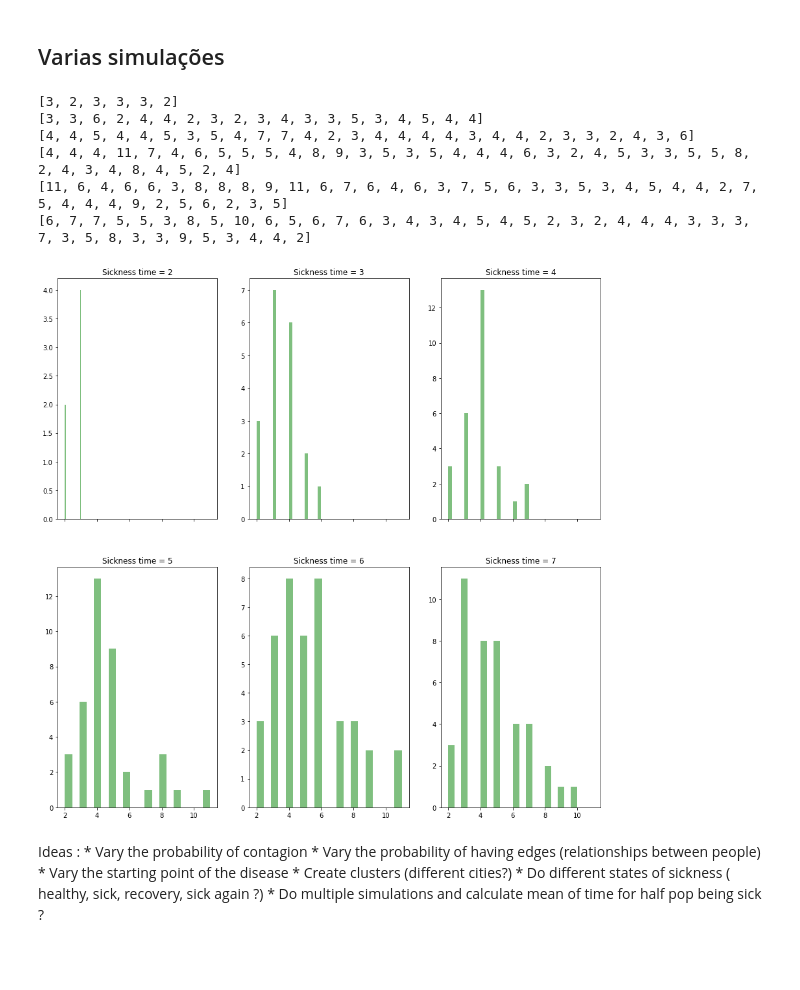
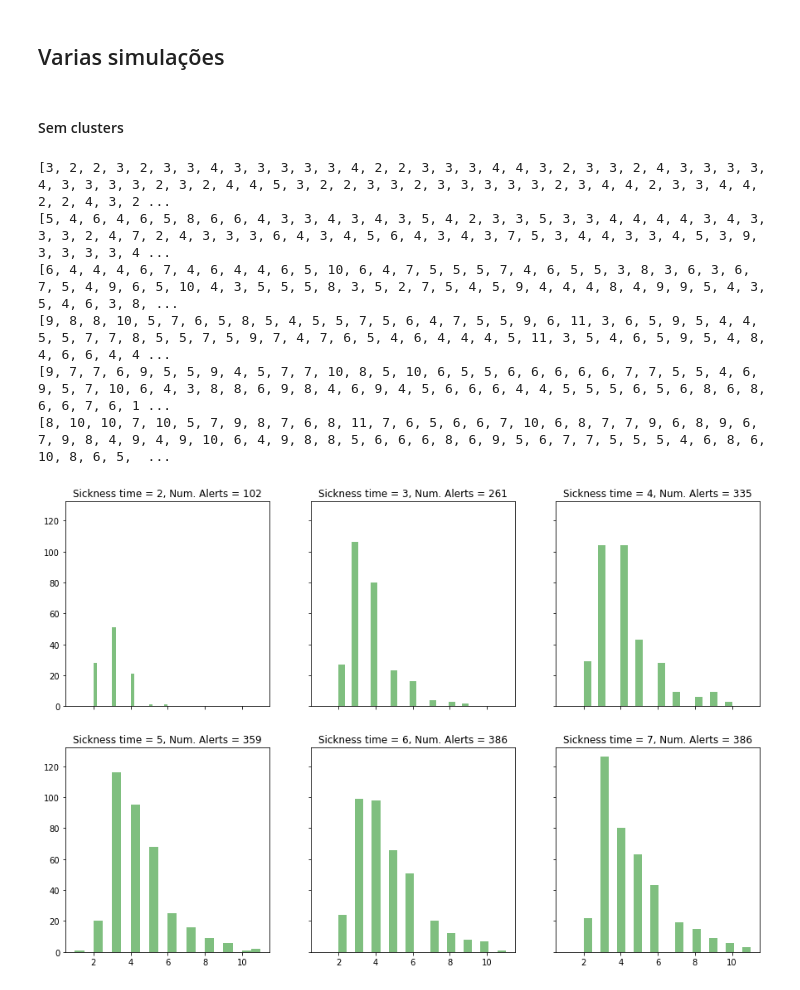
Before and after one commit to andreisha/GraphSimulation, a Jupyter notebook: Simulacao de Grafos.ipynb, the cells around one changed output. Cells and saved outputs as stored; diff of their text form; code cells hidden in the pictures; blank space fills up the shorter version.

```diff
--- a/Simulacao de Grafos.ipynb
+++ b/Simulacao de Grafos.ipynb
@@ -402,11 +414,11 @@ def plotGraph(G,ax,pos,time = None):
     nx.draw_networkx_edges(G, pos=pos, ax=ax)
     #ax.set_axis_off() # Remove axes
 
-def DiseaseExperience(people, experienceTime, timeOfSickness, probaContagion, firstSicksN,alertRatio,plot, nPlotsPerLine = 3, graphGeneator = generatePopulationGraph):
+def DiseaseExperience(people, experienceTime, timeOfSickness, probaContagion, firstSicksN, alertRatio, plot, nPlotsPerLine = 3, graphGenerator = generatePopulationGraph):
 
     # Setting the graph
-    (G, pos) =  graphGeneator(  nNodes = people,
-                                attributes = {'sick': False, 'timeOfSickness' : 0},)
+    (G, pos) =  graphGenerator(  nNodes = people,
+                                attributes = {'sick': False, 'timeOfSickness' : 0})
 
     # Setting the firsts sick people
     firstSicks = random.sample(G.nodes, firstSicksN)
@@ -467,5 +478,5 @@ nPlotsPerLine = 3
 alertRatio = 0.5
 plot = 1
 G, pos, alertTimes = DiseaseExperience(people, time, timeOfSickness, probaContagion, firstSicksN, alertRatio, plot, nPlotsPerLine,
-                                       graphGeneator = generateClusteredPopulationGraph)
+                                       graphGenerator = generateClusteredPopulationGraph)
 # %% [output]
@@ -478,59 +489,53 @@ At time 8 there were 82 sick people, which is a rate of 0.5466666666666666
 # %% [markdown]
 ## Varias simulações
+# %% [markdown]
+#### Sem clusters
 # %%
 # Para plotar varios histogramas
 nLines, nPlotsPerLine = 2, 3
-fig, axes = plt.subplots(nLines, nPlotsPerLine, sharex=True, sharey=False, figsize = (15, 15))
+fig, axes = plt.subplots(nLines, nPlotsPerLine, sharex=True, sharey=True, figsize = (15, 10))
 
 # Valores fixos
-numSimulations = 5
-people = 100
+numSimulations = 40
+people = 150
 time = 12
 alertRatio = 0.5
 plot = 0 # nao mostra as etapas intermediarias de contagio, somente queremos o grafo inicial
 
 # Para cada probabilidade de contagio, rodamos 100 simulaçoes (distribuiçoes da populaçao diferentes)
 def DiseaseSimulations(timeOfSickness):
     tAlertas = []
     probaContagion = 0.1
     for i in range (11): # probaContagion indo de 0.1 a 1
         for i in range (numSimulations): # Fazemos numSimulations simulacoes e a cada vez a populaçao tem distribuiçao diferente
             # Seleçao aleatoria das primeiras pessoas doentes
             qtitySick = rExponencial(1,0.5)[0] # Quantas pessoas estao doentes
             qtitySick = math.ceil(qtitySick)
             # Simulaçao de propagaçao de doença
             G, pos, alertTimes = DiseaseExperience(people, time, timeOfSickness, probaContagion, qtitySick, alertRatio, 0, nPlotsPerLine)
             if (alertTimes != []): # As vezes nao tem alerta porque a simulaçao tem poucos contagios
                 tAlertas.append(alertTimes[0][0])
         probaContagion += 0.1
     return G, pos, tAlertas
 
 # Fazemos variar o timeOfSickness de 2 a 7
 line_plot = 0
 for experience in range(0,6):
     timeOfSickness = experience + 2 # pelo menos 2 dias sick
     G, pos, tAlertas = DiseaseSimulations(timeOfSickness)
     print(tAlertas)
-    title = 'Sickness time = ' + str(timeOfSickness)
+    title = 'Sickness time = ' + str(timeOfSickness) +", Num. Alerts = " + str(len(tAlertas))
     axes[line_plot, experience%3].set_title(title)
     axes[line_plot, experience%3].hist(tAlertas, 20, facecolor='green', alpha=0.5)
     if (experience%3 == 2):
         line_plot += 1
 
 plt.show()
 # %% [output]
-[3, 2, 3, 3, 3, 2]
-[3, 3, 6, 2, 4, 4, 2, 3, 2, 3, 4, 3, 3, 5, 3, 4, 5, 4, 4]
-[4, 4, 5, 4, 4, 5, 3, 5, 4, 7, 7, 4, 2, 3, 4, 4, 4, 4, 3, 4, 4, 2, 3, 3, 2, 4, 3, 6]
-[4, 4, 4, 11, 7, 4, 6, 5, 5, 5, 4, 8, 9, 3, 5, 3, 5, 4, 4, 4, 6, 3, 2, 4, 5, 3, 3, 5, 5, 8, 2, 4, 3, 4, 8, 4, 5, 2, 4]
-[11, 6, 4, 6, 6, 3, 8, 8, 8, 9, 11, 6, 7, 6, 4, 6, 3, 7, 5, 6, 3, 3, 5, 3, 4, 5, 4, 4, 2, 7, 5, 4, 4, 4, 9, 2, 5, 6, 2, 3, 5]
-[6, 7, 7, 5, 5, 3, 8, 5, 10, 6, 5, 6, 7, 6, 3, 4, 3, 4, 5, 4, 5, 2, 3, 2, 4, 4, 4, 3, 3, 3, 7, 3, 5, 8, 3, 3, 9, 5, 3, 4, 4, 2]
+[3, 2, 2, 3, 2, 3, 3, 4, 3, 3, 3, 3, 3, 4, 2, 2, 3, 3, 3, 4, 4, 3, 2, 3, 3, 2, 4, 3, 3, 3, 3, 4, 3, 3, 3, 3, 2, 3, 2, 4, 4, 5, 3, 2, 2, 3, 3, 2, 3, 3, 3, 3, 3, 2, 3, 4, 4, 2, 3, 3, 4, 4, 2, 2, 4, 3, 2 ...
+[5, 4, 6, 4, 6, 5, 8, 6, 6, 4, 3, 3, 4, 3, 4, 3, 5, 4, 2, 3, 3, 5, 3, 3, 4, 4, 4, 4, 3, 4, 3, 3, 3, 2, 4, 7, 2, 4, 3, 3, 3, 6, 4, 3, 4, 5, 6, 4, 3, 4, 3, 7, 5, 3, 4, 4, 3, 3, 4, 5, 3, 9, 3, 3, 3, 3, 4 ...
+[6, 4, 4, 4, 6, 7, 4, 6, 4, 4, 6, 5, 10, 6, 4, 7, 5, 5, 5, 7, 4, 6, 5, 5, 3, 8, 3, 6, 3, 6, 7, 5, 4, 9, 6, 5, 10, 4, 3, 5, 5, 5, 8, 3, 5, 2, 7, 5, 4, 5, 9, 4, 4, 4, 8, 4, 9, 9, 5, 4, 3, 5, 4, 6, 3, 8, ...
+[9, 8, 8, 10, 5, 7, 6, 5, 8, 5, 4, 5, 5, 7, 5, 6, 4, 7, 5, 5, 9, 6, 11, 3, 6, 5, 9, 5, 4, 4, 5, 5, 7, 7, 8, 5, 5, 7, 5, 9, 7, 4, 7, 6, 5, 4, 6, 4, 4, 4, 5, 11, 3, 5, 4, 6, 5, 9, 5, 4, 8, 4, 6, 6, 4, 4 ...
+[9, 7, 7, 6, 9, 5, 5, 9, 4, 5, 7, 7, 10, 8, 5, 10, 6, 5, 5, 6, 6, 6, 6, 6, 7, 7, 5, 5, 4, 6, 9, 5, 7, 10, 6, 4, 3, 8, 8, 6, 9, 8, 4, 6, 9, 4, 5, 6, 6, 6, 4, 4, 5, 5, 5, 6, 5, 6, 8, 6, 8, 6, 6, 7, 6, 1 ...
+[8, 10, 10, 7, 10, 5, 7, 9, 8, 7, 6, 8, 11, 7, 6, 5, 6, 6, 7, 10, 6, 8, 7, 7, 9, 6, 8, 9, 6, 7, 9, 8, 4, 9, 4, 9, 10, 6, 4, 9, 8, 8, 5, 6, 6, 6, 8, 6, 9, 5, 6, 7, 7, 5, 5, 5, 4, 6, 8, 6, 10, 8, 6, 5,  ...
-[figure, old version]
+[figure, new version]
-# %% [markdown]
-Ideas :
-    * Vary the probability of contagion
-    * Vary the probability of having edges (relationships between people)
-    * Vary the starting point of the disease
-    * Create clusters (different cities?)
-    * Do different states of sickness ( healthy, sick, recovery, sick again ?)
-    * Do multiple simulations and calculate mean of time for half pop being sick ?
```
Also changed, not shown: parts of 19 cells of this notebook.
